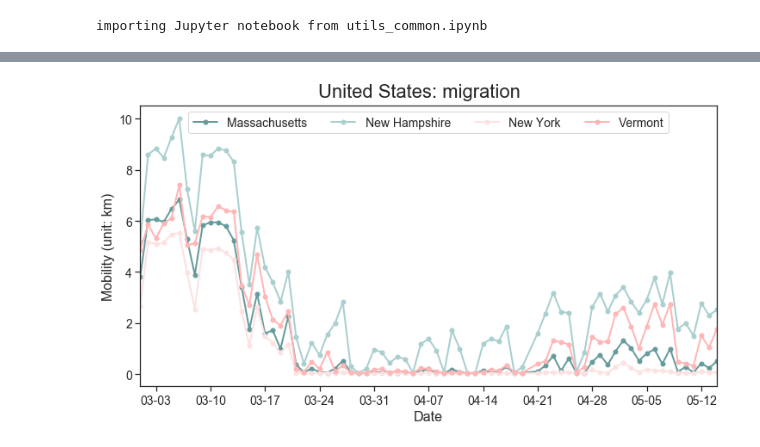
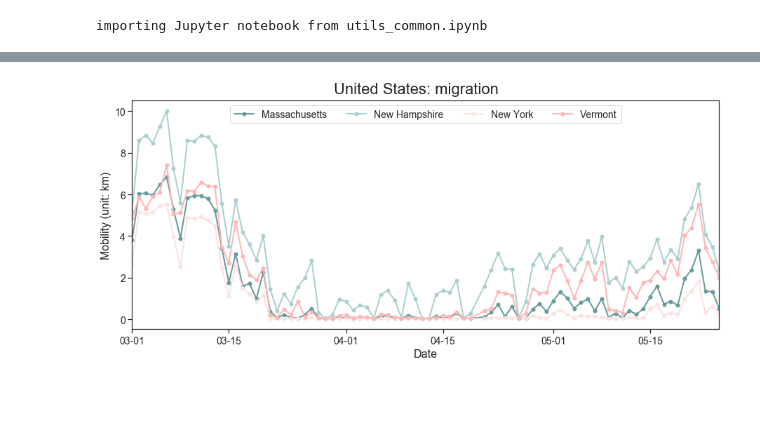
Before and after one commit to fudab/US-COVID-19-Impact-Assesements, a Jupyter notebook: scripts/utils_migration_US.ipynb, the cells around one changed output, grey strips where cells are left out. Saved outputs shown, nothing was run; the diff lists cells and outputs as text; code cells hidden in the pictures; blank space fills up the shorter version.

```diff
--- a/scripts/utils_migration_US.ipynb
+++ b/scripts/utils_migration_US.ipynb
@@ -463,17 +463,17 @@ def figure_mobility_together(df, names_state, fsize = (5,3), ms = 2, fs = 10, lo
     ax.legend(loc='upper center', fancybox=True, ncol = 4, fontsize = fs - 4)
 
     ax.set_xlim(min(df.update_date), max(df.update_date))
-    ax.xaxis.set_major_locator(mdates.WeekdayLocator())
+    ax.xaxis.set_major_locator(mdates.DayLocator((1,15)))
     ax.xaxis.set_major_formatter(mdates.DateFormatter('%m-%d'))
     ax.tick_params(axis = 'both', which = 'major', labelsize = fs - 4)
     ax.tick_params(axis = 'both', which = 'minor', labelsize = fs - 4)
     fig.savefig(_Figure_PATH_ + country + '_mobility.png', dpi = 400, bbox_inches='tight')
 # %%
 #names_state_selected = ['Connecticut', 'Maine', 'Massachusetts', 'New Hampshire', 'Rhode Island', 'Vermont']
-figure_mobility_together(data_m_state, names_state_selected, fsize = (12, 6), ms = 5, fs = 18, logy = False,
+figure_mobility_together(data_m_state, names_state_selected, fsize = (15, 6), ms = 5, fs = 18, logy = False,
                     title = 'United States: migration', country = 'US', pvi = False)
 # %% [output]
-[figure, old version]
+[figure, new version]
 # %%
 def figure_mobility_state_all(df, df_m, names_state, fsize = (5,3), ncol = 4, ms = 2, fs = 10, logy = False,
                     title = None, country = 'US'):
```
Also changed, not shown: parts of 7 cells of this notebook.
